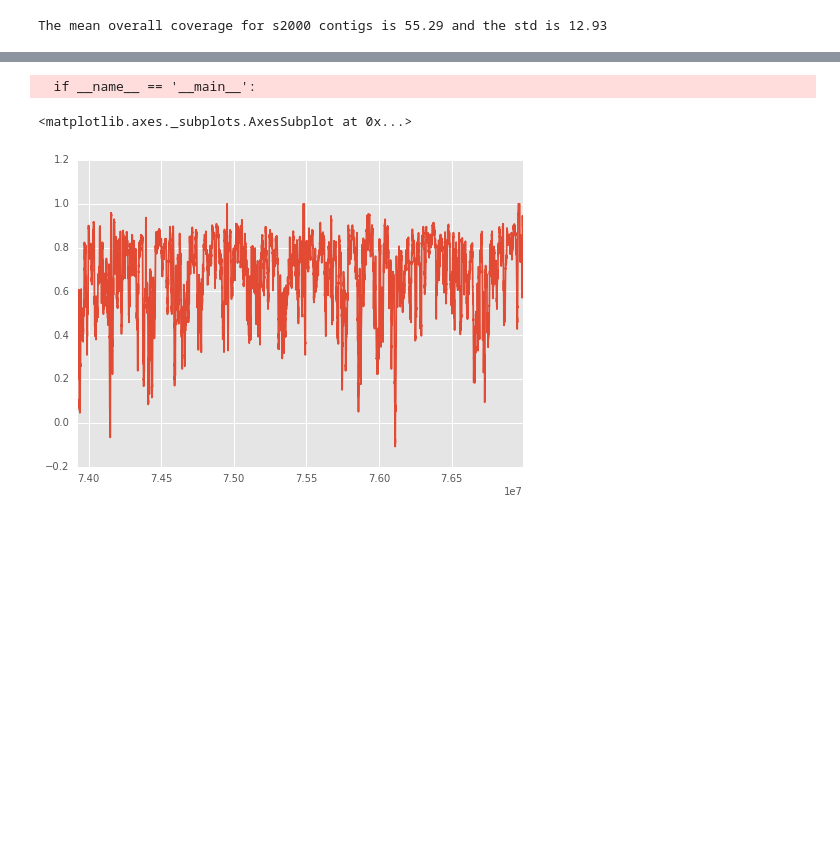
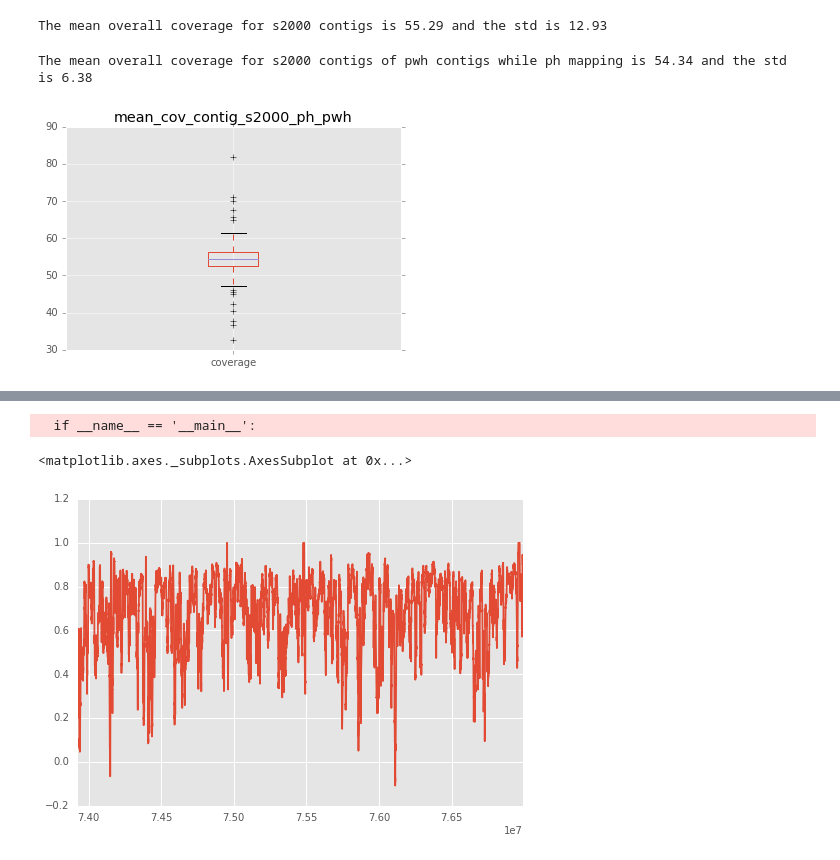
Before and after one commit to BenjaminSchwessinger/Pst_104E_analysis, a Jupyter notebook: 02062017_coverage_analysis_training.ipynb, the cells around one changed output, grey strips where cells are left out. Cells and saved outputs as stored; diff of their text form; code cells hidden in the pictures; blank space fills up the shorter version.

```diff
--- a/02062017_coverage_analysis_training.ipynb
+++ b/02062017_coverage_analysis_training.ipynb
@@ -135,3 +80,8 @@ mean_cov_contig_s2000_ph_p.plot.box()
+# %%
+pwh_list = pd.read_csv('/home/benjamin/genome_assembly/PST79/FALCON/p_assemblies/v9_1/Pst_E104_v1/Pst_E104_v1_pwh_ctg.txt',\
+sep='\t', header=None)[0].tolist()
+pwoh_list = pd.read_csv('/home/benjamin/genome_assembly/PST79/FALCON/p_assemblies/v9_1/Pst_E104_v1/Pst_E104_v1_pwoh_ctg.txt',\
+sep='\t', header=None)[0].tolist()
 # %%
 mean_s2000_ph_p = mean_cov_contig_s2000_ph_p.mean()
 std_s2000_ph_p = mean_cov_contig_s2000_ph_p.std()
@@ -139,3 +89,14 @@ std_s2000_ph_p = mean_cov_contig_s2000_ph_p.std()
 print("The mean overall coverage for s2000 contigs is %.2f and the std is %.2f" % (mean_s2000_ph_p, std_s2000_ph_p))
 # %% [output]
 The mean overall coverage for s2000 contigs is 55.29 and the std is 12.93
+# %%
+#mean_cov_contig_s2000_ph_pwh represents all contigs that are below 2000x coverage and are pwh contigs
+mean_cov_contig_s2000_ph_pwh = mean_cov_contig_s2000_ph_p[mean_cov_contig_s2000_ph_p.index.isin(pwh_list)]
+mean_cov_contig_s2000_ph_pwh.plot.box()
+plt.title('mean_cov_contig_s2000_ph_pwh')
+mean_s2000_ph_pwh = mean_cov_contig_s2000_ph_pwh.mean()
+std_s2000_ph_pwh = mean_cov_contig_s2000_ph_pwh.std()
+print("The mean overall coverage for s2000 contigs of pwh contigs while ph mapping is %.2f and the std is %.2f" % (mean_s2000_ph_pwh, std_s2000_ph_pwh))
+# %% [output]
+The mean overall coverage for s2000 contigs of pwh contigs while ph mapping is 54.34 and the std is 6.38
+[figure, added]
```
Also changed, not shown: parts of 67 cells of this notebook, 1 other file.
